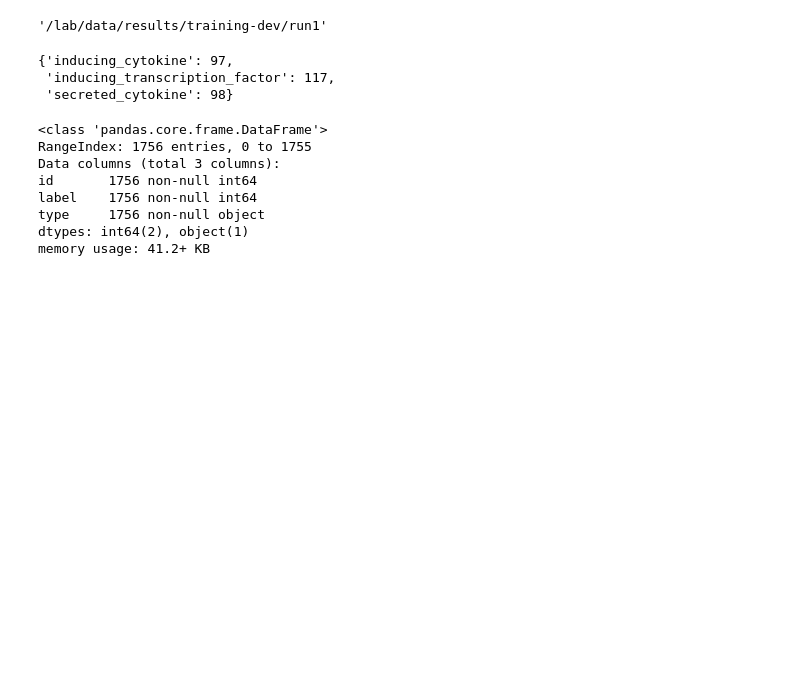
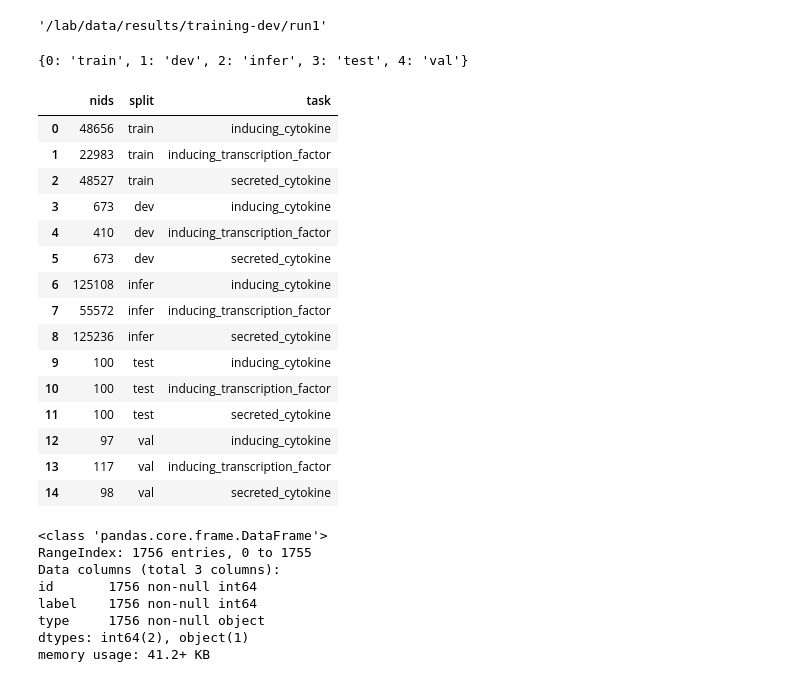
Before and after one commit to hammerlab/t-cell-relation-extraction, a Jupyter notebook: pipeline/08-training-dev.ipynb, the cells around one changed output. Saved outputs shown, nothing was run; the diff lists cells and outputs as text; code cells hidden in the pictures; blank space fills up the shorter version.

```diff
--- a/pipeline/08-training-dev.ipynb
+++ b/pipeline/08-training-dev.ipynb
@@ -39,15 +40,36 @@ def get_all_ids(split):
-# %%
-# Load all ids for each split with gold labels
-val_ids = get_all_ids(SPLIT_VAL)
-train_ids = get_all_ids(SPLIT_TRAIN)
-dev_ids = get_all_ids(SPLIT_DEV)
-
-# Show counts by task for validation split
-{k: len(v) for k, v in val_ids.items()}
-# %% [output]
-{'inducing_cytokine': 97,
- 'inducing_transcription_factor': 117,
- 'secreted_cytokine': 98}
+# %%
+SPLIT_MAP
+# %% [output]
+{0: 'train', 1: 'dev', 2: 'infer', 3: 'test', 4: 'val'}
+# %%
+# Load all ids for each split (may take a few minutes)
+ids = {
+    SPLIT_MAP[k]: get_all_ids(k)
+    for k in [SPLIT_DEV, SPLIT_VAL, SPLIT_TEST, SPLIT_TRAIN]
+}
+
+pd.DataFrame([
+    dict(split=split, task=task, nids=len(ids[split][task]))
+    for split in ids.keys()
+    for task in ids[split].keys()
+])
+# %% [output]
+|  | nids | split | task |
+| 0 | 48656 | train | inducing_cytokine |
+| 1 | 22983 | train | inducing_transcription_factor |
+| 2 | 48527 | train | secreted_cytokine |
+| 3 | 673 | dev | inducing_cytokine |
+| 4 | 410 | dev | inducing_transcription_factor |
+| 5 | 673 | dev | secreted_cytokine |
+| 6 | 125108 | infer | inducing_cytokine |
+| 7 | 55572 | infer | inducing_transcription_factor |
+| 8 | 125236 | infer | secreted_cytokine |
+| 9 | 100 | test | inducing_cytokine |
+| 10 | 100 | test | inducing_transcription_factor |
+| 11 | 100 | test | secreted_cytokine |
+| 12 | 97 | val | inducing_cytokine |
+| 13 | 117 | val | inducing_transcription_factor |
+| 14 | 98 | val | secreted_cytokine |
 # %%
 # Load dev candidates and labels for stratification
 df = to_df(session.query(Candidate).filter(Candidate.split.in_([SPLIT_DEV])).all())
```
Also changed, not shown: parts of 15 cells of this notebook, 6 other files.
